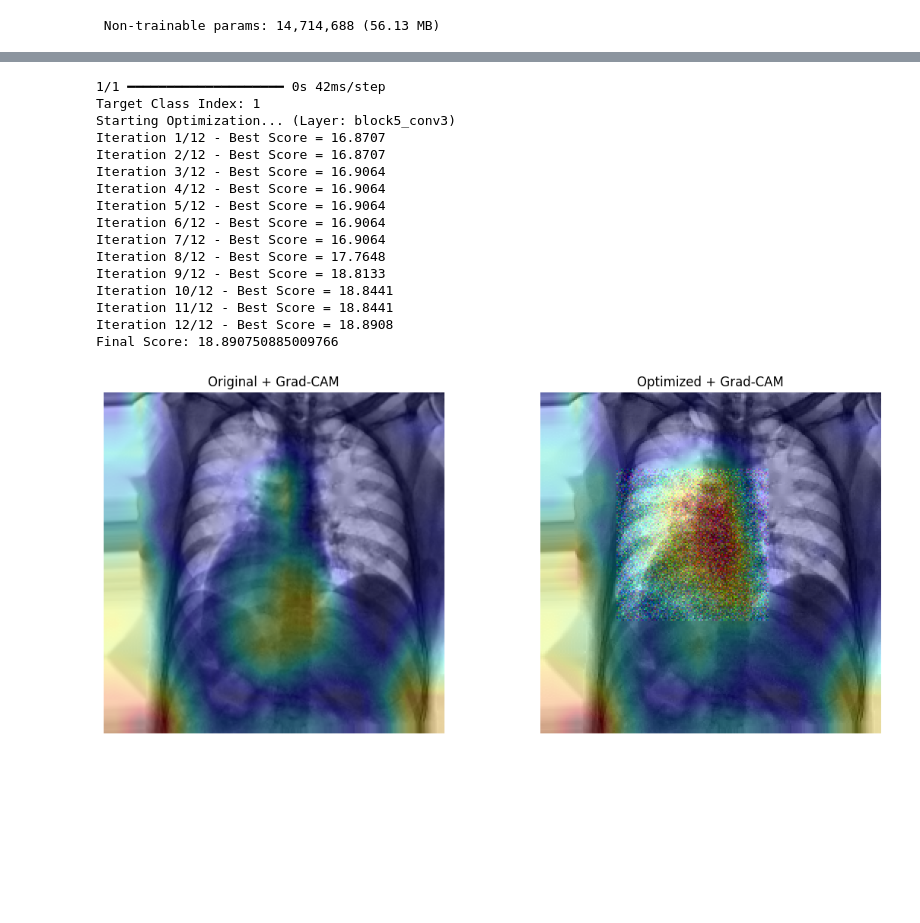
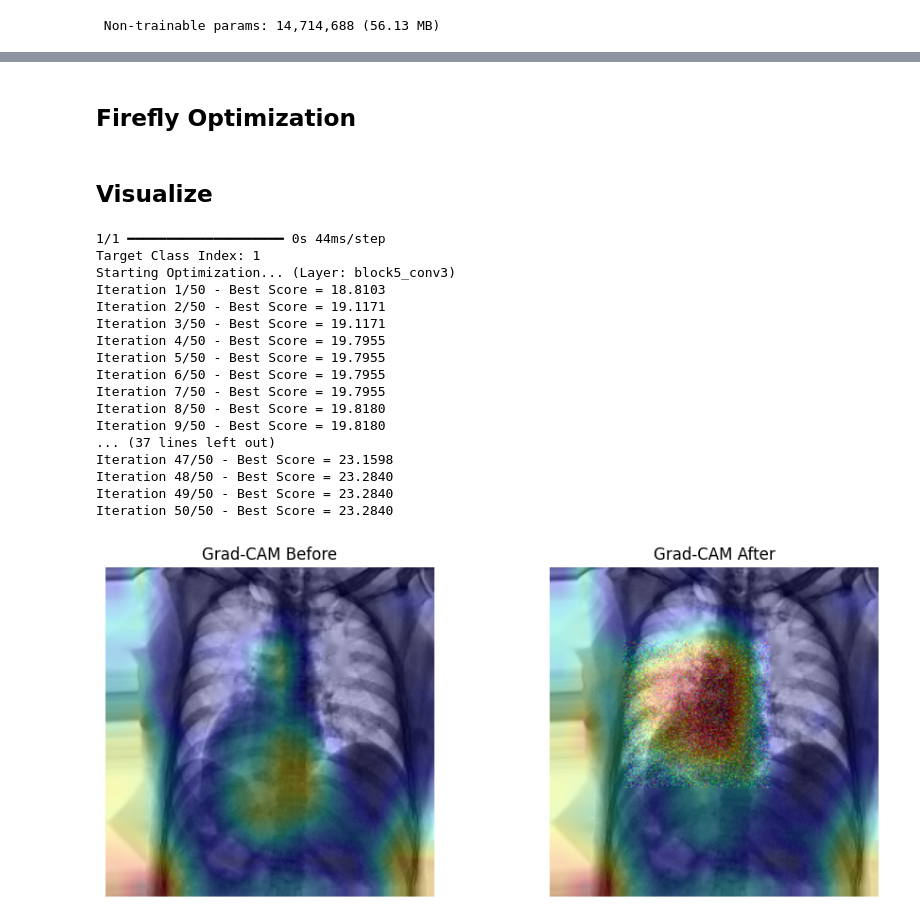
Before and after one commit to SalmaSherif7070/Nature-Inspired-Computing-Algorithms-on-CXR, a Jupyter notebook: src/Phase 2.4.ipynb, the cells around one changed output, grey strips where cells are left out. Saved outputs shown, nothing was run; the diff lists cells and outputs as text; code cells hidden in the pictures; blank space fills up the shorter version.

```diff
--- a/src/Phase 2.4.ipynb
+++ b/src/Phase 2.4.ipynb
@@ -971,0 +630,2 @@ def superimpose_heatmap(original_img, heatmap, alpha=0.4):
+# %% [markdown]
+## Firefly Optimization
@@ -972,24 +711,24 @@ def superimpose_heatmap(original_img, heatmap, alpha=0.4):
+# %% [markdown]
+## Visualize
 # %%
-def visualize_gradcam_tf(model, x_orig, optimized_img, region, target_class, target_layer='block5_conv3'):
-    # Compute raw heatmaps
-    heatmap_orig_raw = compute_gradcam_tf(model, x_orig, target_class, target_layer)
-    heatmap_opt_raw  = compute_gradcam_tf(model, optimized_img, target_class, target_layer)
+def visualize_gradcam_on_image(model, x_orig, x_opt, target_class, target_layer='block5_conv3'):
+    hm_orig = compute_gradcam_tf(model, x_orig, target_class, target_layer)
+    hm_opt  = compute_gradcam_tf(model, x_opt, target_class, target_layer)
 
-    # Create smooth blended images
-    final_orig = superimpose_heatmap(x_orig, heatmap_orig_raw, alpha=0.4)
-    final_opt  = superimpose_heatmap(optimized_img, heatmap_opt_raw, alpha=0.4)
+    cam_orig = superimpose_heatmap(x_orig, hm_orig, alpha=0.4)
+    cam_opt  = superimpose_heatmap(x_opt, hm_opt, alpha=0.4)
 
-    plt.figure(figsize=(12, 5))
+    plt.figure(figsize=(10, 4))
 
     plt.subplot(1, 2, 1)
-    plt.imshow(final_orig)
-    plt.title("Original + Grad-CAM")
-    plt.axis('off')
+    plt.imshow(cam_orig)
+    plt.title("Grad-CAM Before")
+    plt.axis("off")
 
     plt.subplot(1, 2, 2)
-    plt.imshow(final_opt)
-    plt.title("Optimized + Grad-CAM")
-    plt.axis('off')
+    plt.imshow(cam_opt)
+    plt.title("Grad-CAM After")
+    plt.axis("off")
 
     plt.tight_layout()
     plt.show()
@@ -1014,29 +753,35 @@ best_img_tf, best_score, history = optimize_gradcam_region_gwo_tf(
     target_class=target_class,
     region=region,
     target_layer_name='block5_conv3',
-    population_size=5,
-    max_iterations=12,
+    population_size=10,
+    max_iterations=50,
     init_perturb=0.05
 )
-
-print(f"Final Score: {best_score}")
-
-visualize_gradcam_tf(final_model, x_orig, best_img_tf, region, target_class, target_layer='block5_conv3')
 # %% [output]
-1/1 ━━━━━━━━━━━━━━━━━━━━ 0s 42ms/step
+1/1 ━━━━━━━━━━━━━━━━━━━━ 0s 44ms/step
 Target Class Index: 1
 Starting Optimization... (Layer: block5_conv3)
-Iteration 1/12 - Best Score = 16.8707
-Iteration 2/12 - Best Score = 16.8707
-Iteration 3/12 - Best Score = 16.9064
-Iteration 4/12 - Best Score = 16.9064
-Iteration 5/12 - Best Score = 16.9064
-Iteration 6/12 - Best Score = 16.9064
-Iteration 7/12 - Best Score = 16.9064
-Iteration 8/12 - Best Score = 17.7648
-Iteration 9/12 - Best Score = 18.8133
-Iteration 10/12 - Best Score = 18.8441
-Iteration 11/12 - Best Score = 18.8441
-Iteration 12/12 - Best Score = 18.8908
-Final Score: 18.890750885009766
+Iteration 1/50 - Best Score = 18.8103
+Iteration 2/50 - Best Score = 19.1171
+Iteration 3/50 - Best Score = 19.1171
+Iteration 4/50 - Best Score = 19.7955
+Iteration 5/50 - Best Score = 19.7955
+Iteration 6/50 - Best Score = 19.7955
+Iteration 7/50 - Best Score = 19.7955
+Iteration 8/50 - Best Score = 19.8180
+Iteration 9/50 - Best Score = 19.8180
+... (37 lines left out)
+Iteration 47/50 - Best Score = 23.1598
+Iteration 48/50 - Best Score = 23.2840
+Iteration 49/50 - Best Score = 23.2840
+Iteration 50/50 - Best Score = 23.2840
-[figure, removed]
+# %%
+visualize_gradcam_on_image(
+    model=final_model,
+    x_orig=x_orig,
+    x_opt=best_img_tf,
+    target_class=target_class,
+    target_layer='block5_conv3'
+)
+# %% [output]
+[figure, added]
```
Also changed, not shown: parts of 31 cells of this notebook, 4 other files.
